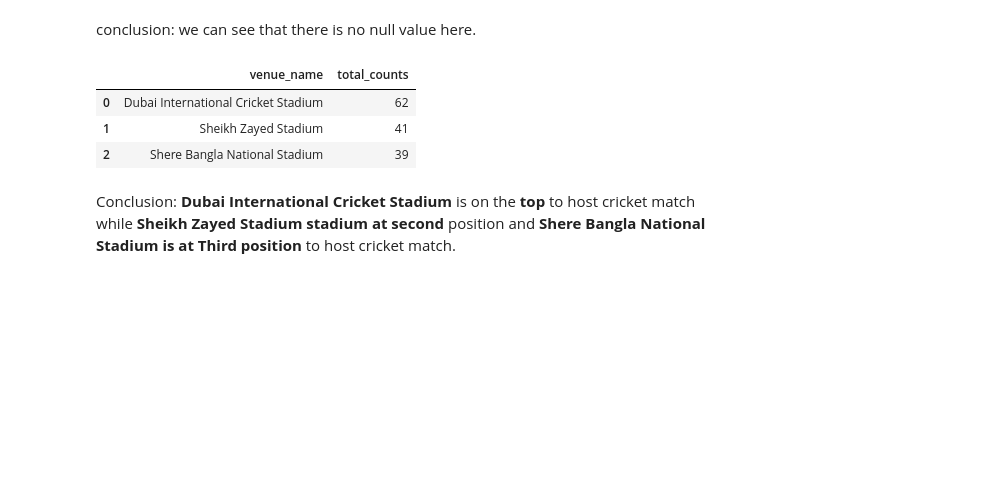
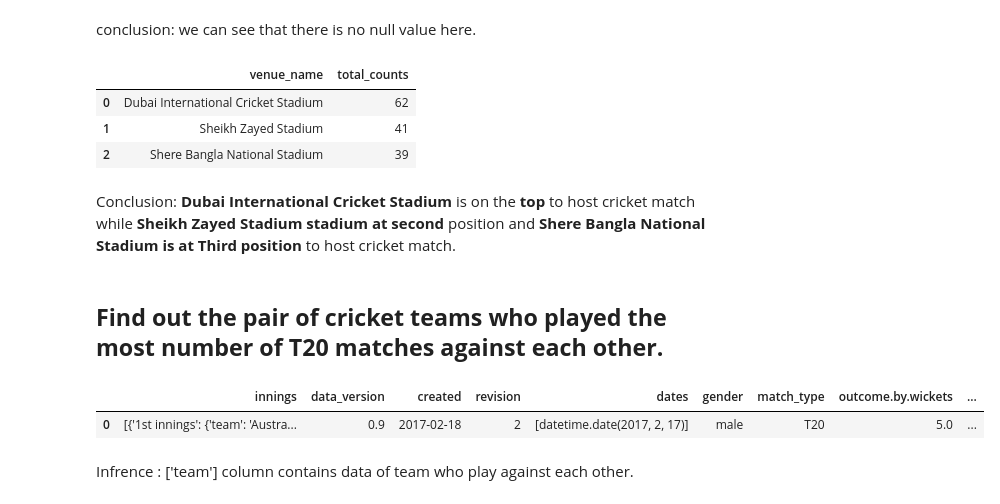
Before and after one commit to Gauravms2143/-International_T20_Data-Analysis--Self-Project.ipynb, a Jupyter notebook: International_T20_Data_Analysis_Self_Project.ipynb, the cells around one changed output. Cells and saved outputs as stored; diff of their text form; code cells hidden in the pictures; blank space fills up the shorter version.

Commit message:
Find out the pair of cricket teams who played the most number of T20 matches against each other.

```diff
--- a/International_T20_Data_Analysis_Self_Project.ipynb
+++ b/International_T20_Data_Analysis_Self_Project.ipynb
@@ -110,3 +114,12 @@ new_df.iloc[:3,:]
 | 2 | Shere Bangla National Stadium | 39 |
 # %% [markdown]
 Conclusion: **Dubai International Cricket Stadium**	 is on the **top** to host cricket match while **Sheikh Zayed Stadium	stadium at second** position and **Shere Bangla National Stadium is at Third position** to host cricket match.
+# %% [markdown]
+## **Find out the pair of cricket teams who played the most number of T20 matches against each other.**
+# %%
+df.head(1)
+# %% [output]
+|  | innings | data_version | created | revision | dates | gender | match_type | outcome.by.wickets | ... |
+| 0 | [{'1st innings': {'team': 'Austra... | 0.9 | 2017-02-18 | 2 | [datetime.date(2017, 2, 17)] | male | T20 | 5.0 | ... |
+# %% [markdown]
+Infrence : ['team'] column contains data of team who play against each other.
```
Also changed, not shown: parts of 7 cells of this notebook.
